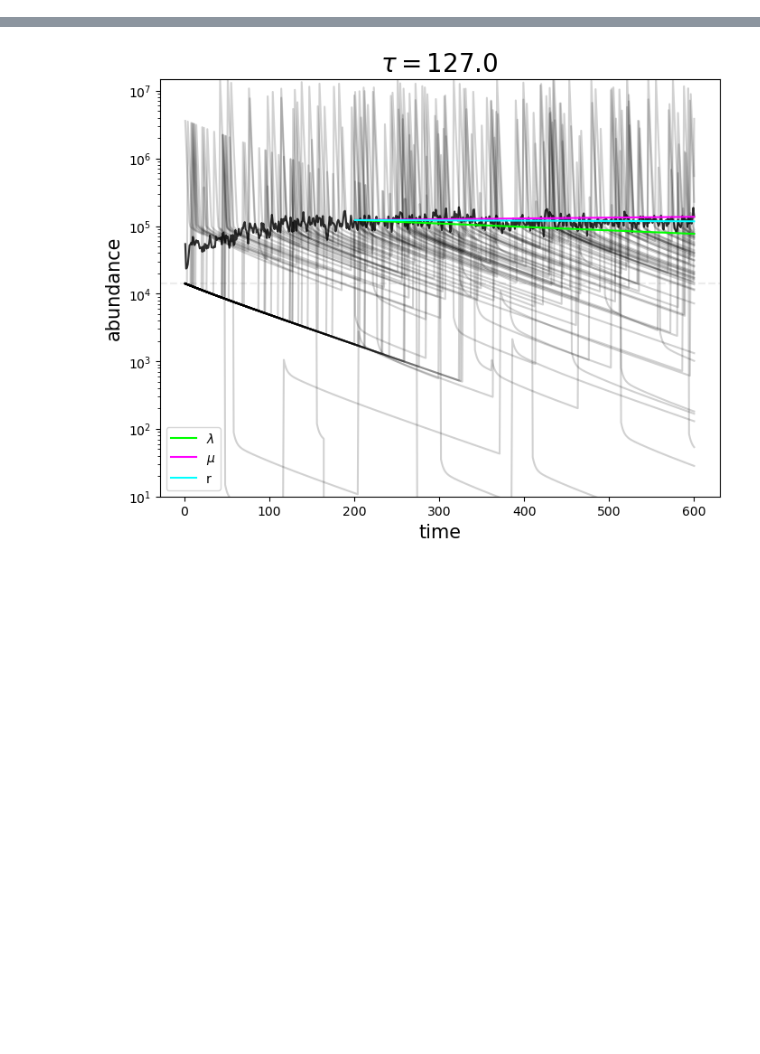
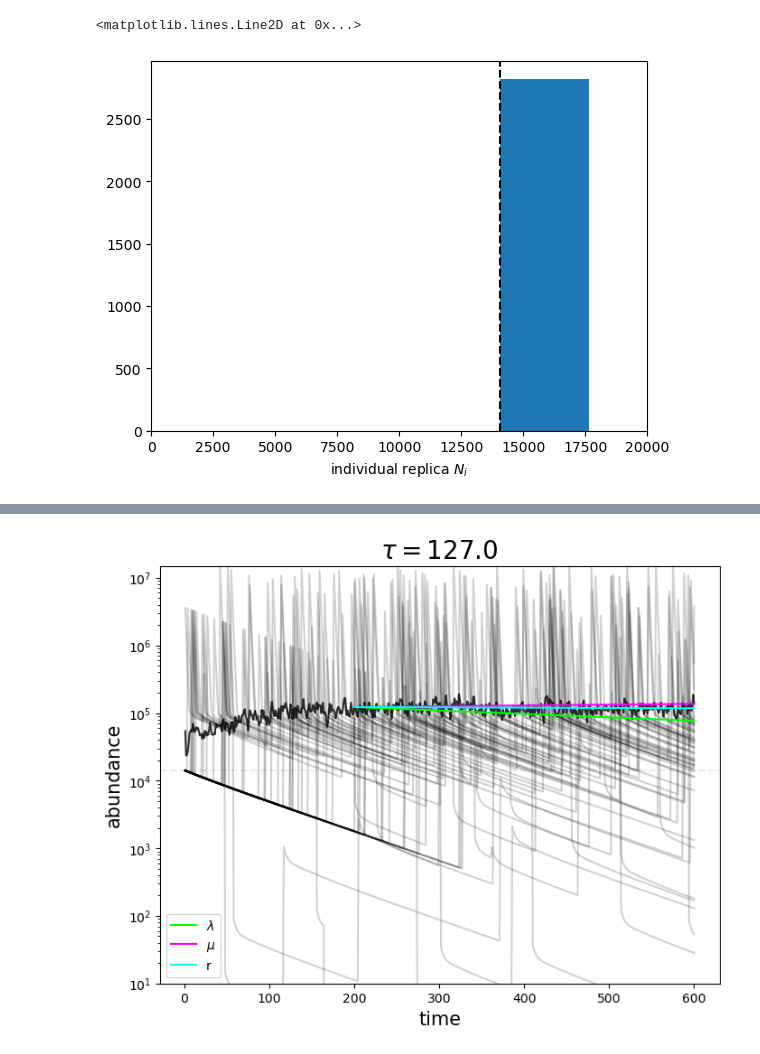
Before and after one commit to patricklawton/TecateCypress, a Jupyter notebook: sensitivity/viz.ipynb, the cells around one changed output, grey strips where cells are left out. Drawn from its saved outputs; the diff is of its cells as text; code cells hidden in the pictures; blank space fills up the shorter version.

```diff
--- a/sensitivity/viz.ipynb
+++ b/sensitivity/viz.ipynb
@@ -26,0 +191,8 @@ project = sg.get_project()
+# %%
+plt.hist(N_i, bins=1000);
+plt.xlim(0,0.2e5)
+plt.xlabel(r"individual replica $N_i$")
+plt.axvline(job.sp.params.K_adult * job.sp.Aeff, ls='--', c='k')
+# %% [output]
+<matplotlib.lines.Line2D at 0x...>
+[figure, added]
```
Also changed, not shown: parts of 19 cells of this notebook, 11 other files.
